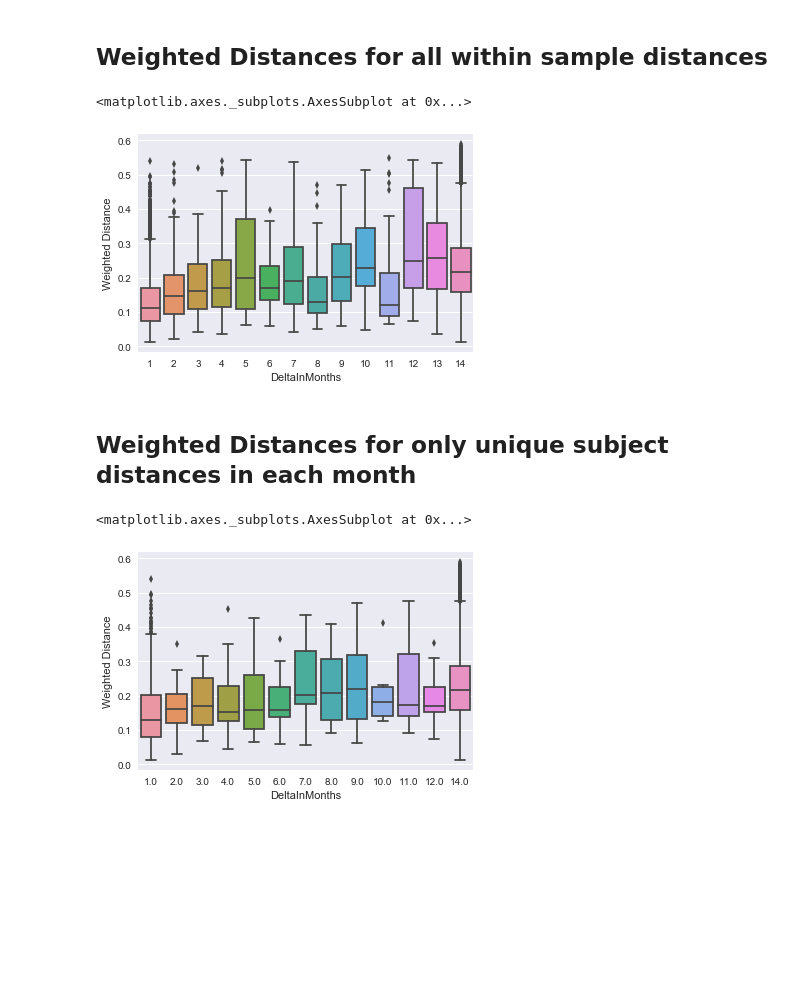
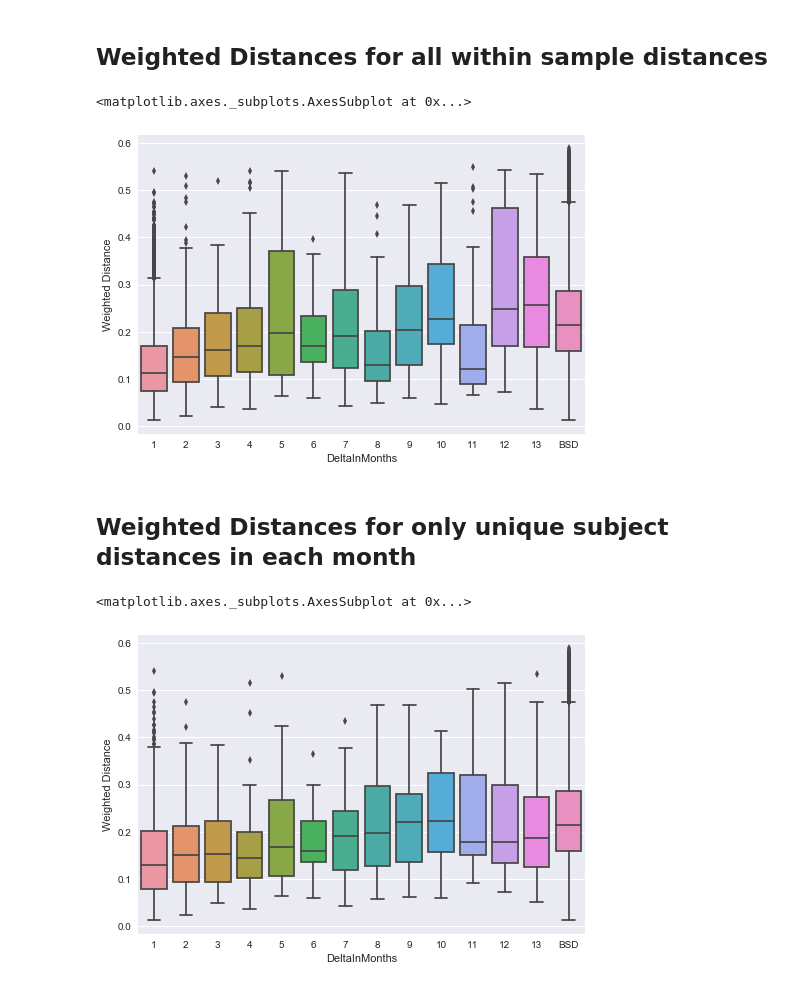
Before and after one commit to knightlab-analyses/american-gut-analyses, a Jupyter notebook: ipynb/AG_stool_temporal dynamics.ipynb, the cells around one changed output. Cells and saved outputs as stored; diff of their text form; code cells hidden in the pictures; blank space fills up the shorter version.

Commit message:
added a by 3 month plot at the bottom, fixed the bug with the x axis orders and changed the loop that creates uni_sub_del back to the hacky way it was before

```diff
--- a/ipynb/AG_stool_temporal dynamics.ipynb
+++ b/ipynb/AG_stool_temporal dynamics.ipynb
@@ -76,18 +76,3 @@ for dl in range(len(absdeltas)):
 absdeltas['DeltaInMonths'] = delmonths
 # %%
 uni_sub_del = pd.DataFrame()
-# %%
-#What I try to do here is create a dictionary for each relevant month
-#and store the first individual host-subject in a given month in order to
-#filter out duplicate host-subjects from getting into uni_sub_del
-host_1mo = host_2mo = host_3mo = host_4mo = host_5mo = host_6mo = {}
-host_7mo = host_8mo = host_9mo = host_10mo = host_11mo = host_12mo = host_13mo = {}
-hosts = [host_1mo, host_2mo, host_3mo, host_4mo, host_5mo, host_6mo,
-        host_7mo, host_8mo, host_9mo, host_10mo, host_11mo, host_12mo, host_13mo]
-
-for month in range(len(hosts)):
-    for dl in range(len(absdeltas)):
-        if absdeltas['DeltaInMonths'][dl] == month:
-            if (absdeltas['HOST_SUBJECT_ID'][dl] not in hosts[month]):
-                hosts[month].update({absdeltas['HOST_SUBJECT_ID'][dl]:absdeltas['HOST_SUBJECT_ID'][dl]})
-                uni_sub_del = uni_sub_del.append(absdeltas.loc[dl], ignore_index=True)
@@ -177,5 +268,5 @@ w_bet_cols = ['Weighted Distance']
 
 w_between_df = pd.DataFrame(data=w_between_arr, columns=w_bet_cols)
 w_between_df["DeltaInMonths"] = w_bet_delmonths
-tot_between_df = pd.concat([between_df, w_between_df])
+tot_between_df = pd.concat([between_df, w_between_df], ignore_index=True)
 # %%
@@ -193,4 +289,4 @@ seaborn.boxplot(x="DeltaInMonths", y="Distance", data=with_betweens_absdeltas)
 # %%
-with_betweens_unisubs = uni_sub_del.append(tot_between_df)
+with_betweens_unisubs = uni_sub_del.append(tot_between_df, ignore_index=True)
 # %% [markdown]
 ## Unweighted Distances for only unique subject distances in each month
@@ -201,0 +293,6 @@ seaborn.boxplot(x="DeltaInMonths", y="Distance", data=with_betweens_unisubs)
+# %%
+#BSD denotes between sample distances
+boxorder = [1,2,3,4,5,6,7,8,9,10,11,12,13,'BSD']
+with_betweens_unisubs['DeltaInMonths'] = pd.to_numeric(with_betweens_unisubs['DeltaInMonths'], downcast='integer')
+with_betweens_unisubs.loc[with_betweens_unisubs.DeltaInMonths == 14, 'DeltaInMonths'] = 'BSD'
+seaborn.boxplot(x="DeltaInMonths", y="Distance", data=with_betweens_unisubs, order=boxorder)
@@ -202,14 +302,14 @@ seaborn.boxplot(x="DeltaInMonths", y="Distance", data=with_betweens_unisubs)
 # %% [markdown]
 ## Weighted Distances for all within sample distances
 # %%
-seaborn.boxplot(x="DeltaInMonths", y="Weighted Distance", data=with_betweens_absdeltas)
+seaborn.boxplot(x="DeltaInMonths", y="Weighted Distance", data=with_betweens_absdeltas, order=boxorder)
 # %% [output]
 <matplotlib.axes._subplots.AxesSubplot at 0x...>
-[figure, old version]
+[figure, new version]
 # %% [markdown]
 ## Weighted Distances for only unique subject distances in each month
 # %%
-seaborn.boxplot(x="DeltaInMonths", y="Weighted Distance", data=with_betweens_unisubs)
+seaborn.boxplot(x="DeltaInMonths", y="Weighted Distance", data=with_betweens_unisubs, order=boxorder)
 # %% [output]
 <matplotlib.axes._subplots.AxesSubplot at 0x...>
-[figure, old version]
+[figure, new version]
```
Also changed, not shown: parts of 29 cells of this notebook.
